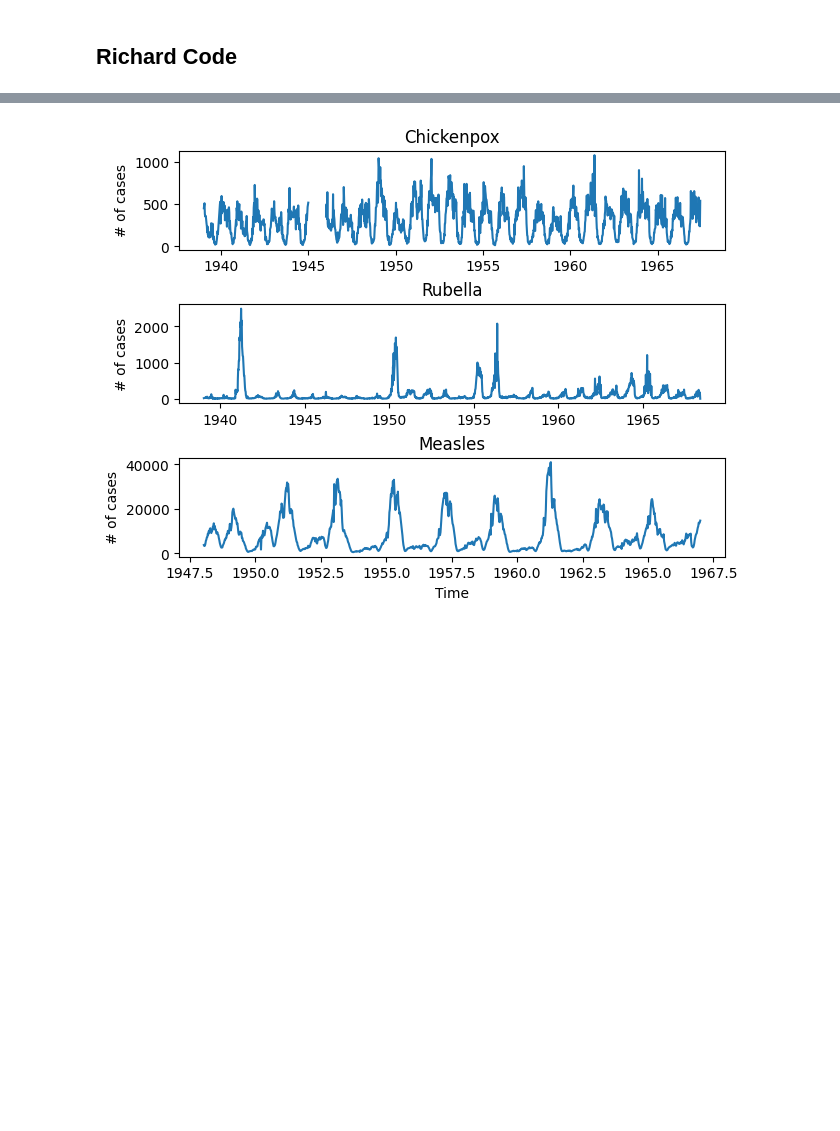
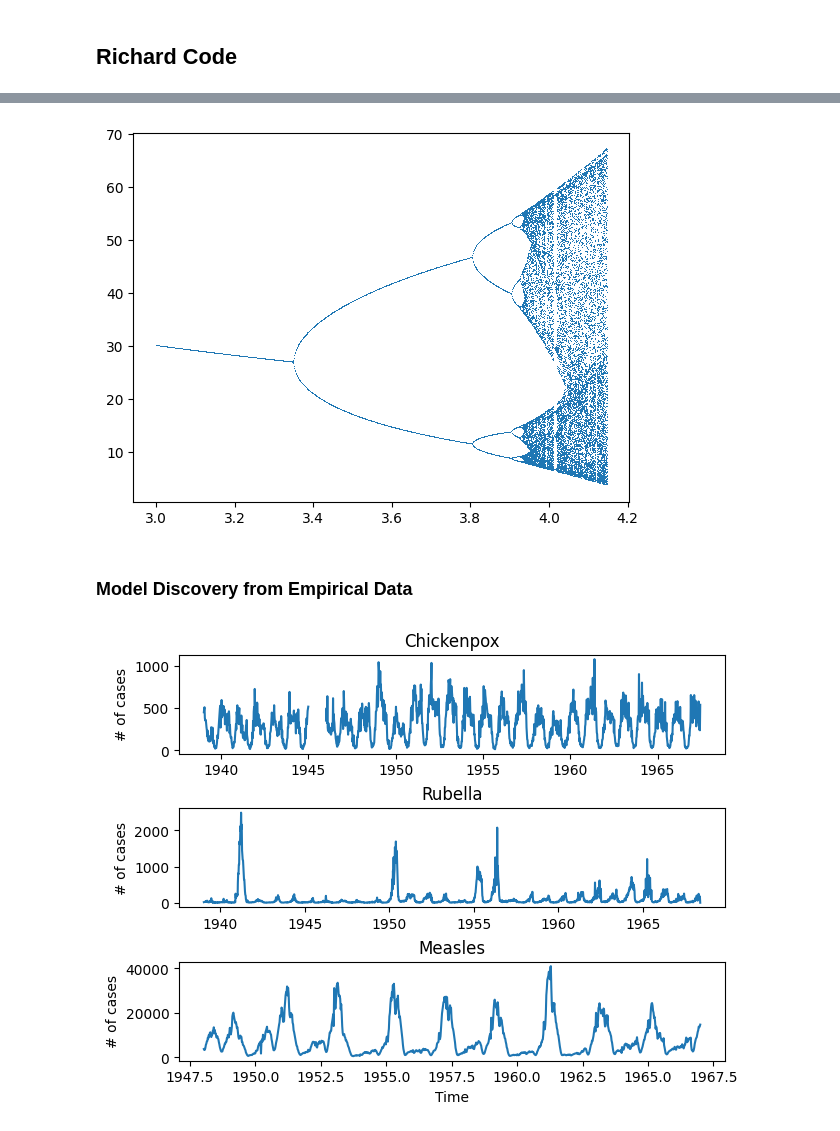
Before and after one commit to rdcarini/AMATH575, a Jupyter notebook: sindy_sandbox.ipynb, the cells around one changed output, grey strips where cells are left out. Saved outputs shown, nothing was run; the diff lists cells and outputs as text; code cells hidden in the pictures; blank space fills up the shorter version.

```diff
--- a/sindy_sandbox.ipynb
+++ b/sindy_sandbox.ipynb
@@ -21,3 +218,40 @@ import pysindy as ps
+# %%
+import numpy as np
+import matplotlib.pyplot as plt
+
+# Initial conditions:
+beta = 0.8
+sigma = 0.1
+p = 0.005
+N = 100
+
+def bifunc():
+    alpha_val = []
+    S_val = []
+    alpha = np.linspace(3, 4.2, 1000)
+    for a in alpha:
+        S = 70
+        I = 30
+        for iterations in range(1000):
+            S_temp = S
+            I_temp = I
+            S = (1. - p) * S_temp - (a / N) * I_temp * S_temp + beta * (N - S_temp)
+            I = (a / N) * I_temp * S_temp + (1 - beta - sigma) * I_temp
+            if S > 100000:
+                break
+            if I > 100000:
+                break
+            if iterations > 900:
+                S_val.append(S)
+                alpha_val.append(a)
+    plt.plot(alpha_val, S_val, ls='', marker=',')
+    plt.show()
+
+bifunc()
+# %% [output]
+[figure, added]
+# %% [markdown]
+### Model Discovery from Empirical Data
 # %%
 ##############################
 # Load data
```
Also changed, not shown: parts of 13 cells of this notebook.
